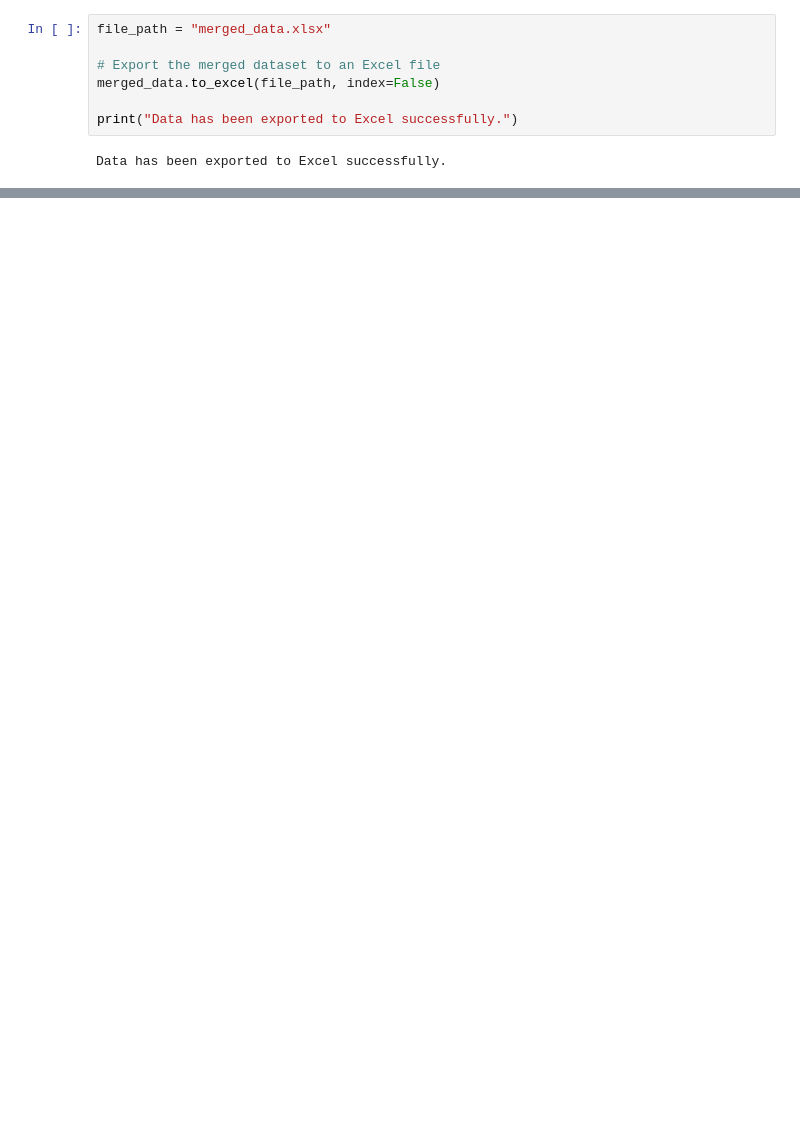
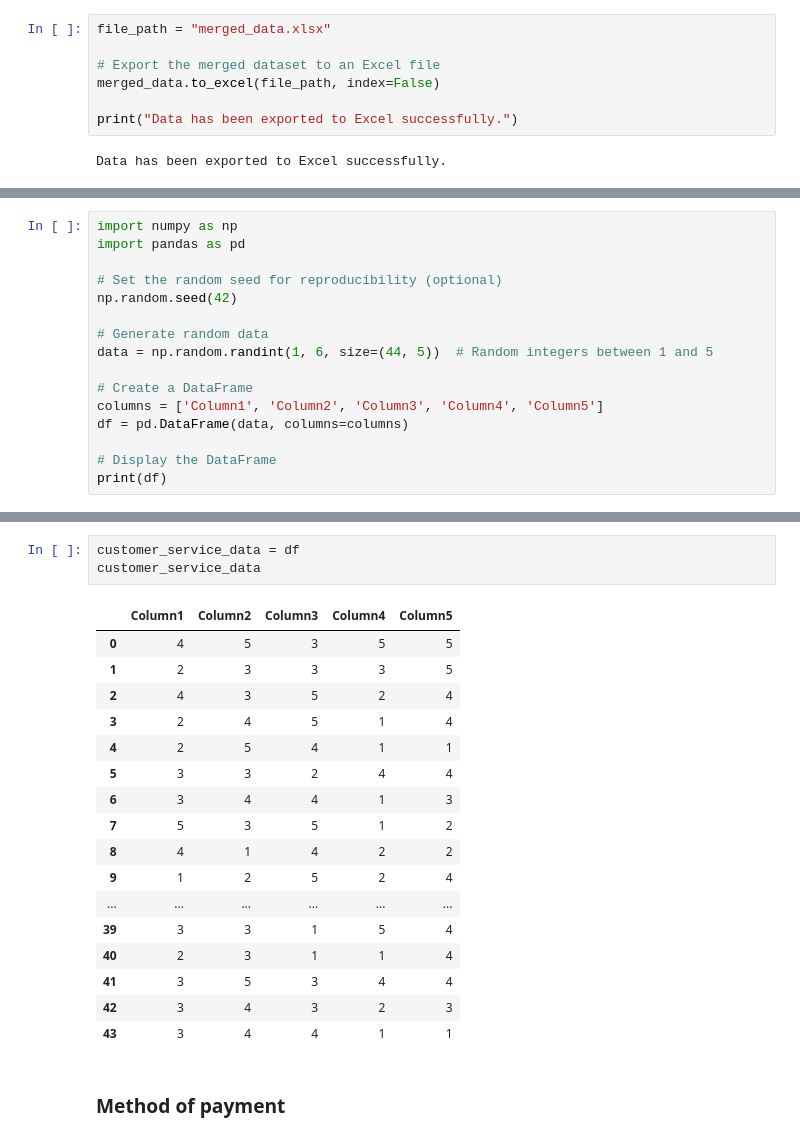
Before and after one commit to Desmondonam/data_bank, a Jupyter notebook: Hotel_data.ipynb, the cells around one changed output, grey strips where cells are left out. Saved outputs shown, nothing was run; the diff lists cells and outputs as text; blank space fills up the shorter version.

```diff
--- a/Hotel_data.ipynb
+++ b/Hotel_data.ipynb
@@ -433,0 +465,16 @@ Data has been exported to Excel successfully.
+# %%
+import numpy as np
+import pandas as pd
+
+# Set the random seed for reproducibility (optional)
+np.random.seed(42)
+
+# Generate random data
+data = np.random.randint(1, 6, size=(44, 5))  # Random integers between 1 and 5
+
+# Create a DataFrame
+columns = ['Column1', 'Column2', 'Column3', 'Column4', 'Column5']
+df = pd.DataFrame(data, columns=columns)
+
+# Display the DataFrame
+print(df)
@@ -433,0 +499,23 @@ Data has been exported to Excel successfully.
+# %%
+customer_service_data = df
+customer_service_data
+# %% [output]
+|  | Column1 | Column2 | Column3 | Column4 | Column5 |
+| 0 | 4 | 5 | 3 | 5 | 5 |
+| 1 | 2 | 3 | 3 | 3 | 5 |
+| 2 | 4 | 3 | 5 | 2 | 4 |
+| 3 | 2 | 4 | 5 | 1 | 4 |
+| 4 | 2 | 5 | 4 | 1 | 1 |
+| 5 | 3 | 3 | 2 | 4 | 4 |
+| 6 | 3 | 4 | 4 | 1 | 3 |
+| 7 | 5 | 3 | 5 | 1 | 2 |
+| 8 | 4 | 1 | 4 | 2 | 2 |
+| 9 | 1 | 2 | 5 | 2 | 4 |
+| ... | ... | ... | ... | ... | ... |
+| 39 | 3 | 3 | 1 | 5 | 4 |
+| 40 | 2 | 3 | 1 | 1 | 4 |
+| 41 | 3 | 5 | 3 | 4 | 4 |
+| 42 | 3 | 4 | 3 | 2 | 3 |
+| 43 | 3 | 4 | 4 | 1 | 1 |
+# %% [markdown]
+### Method of payment
```
Also changed, not shown: parts of 34 cells of this notebook.
